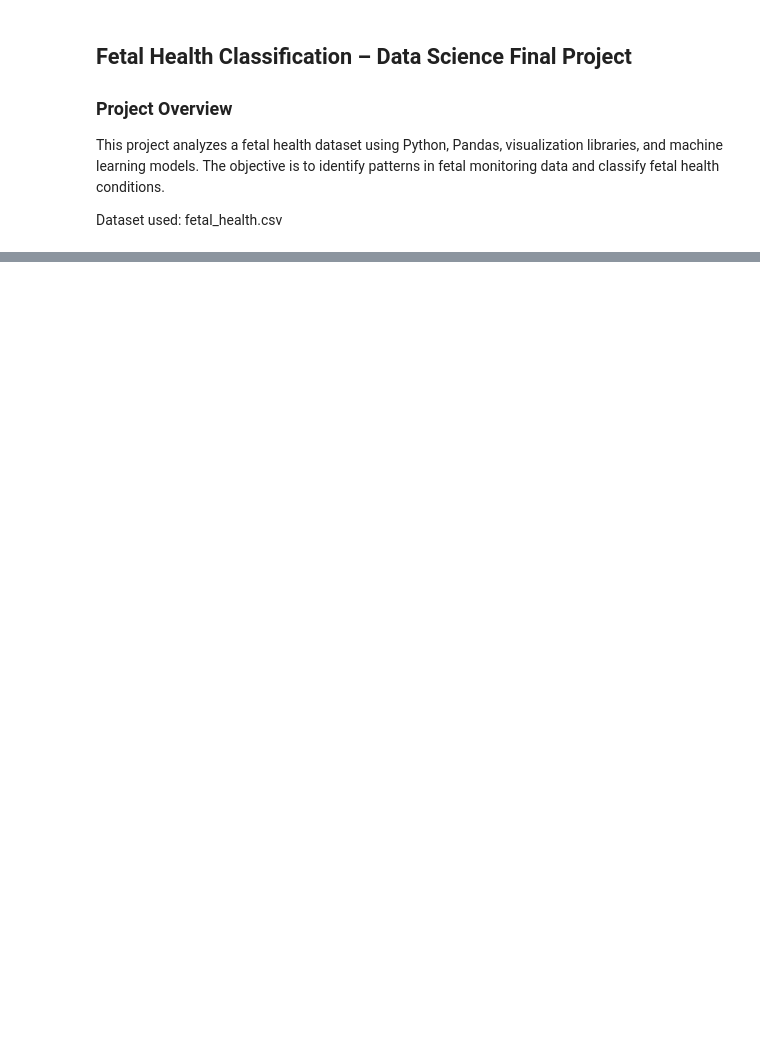
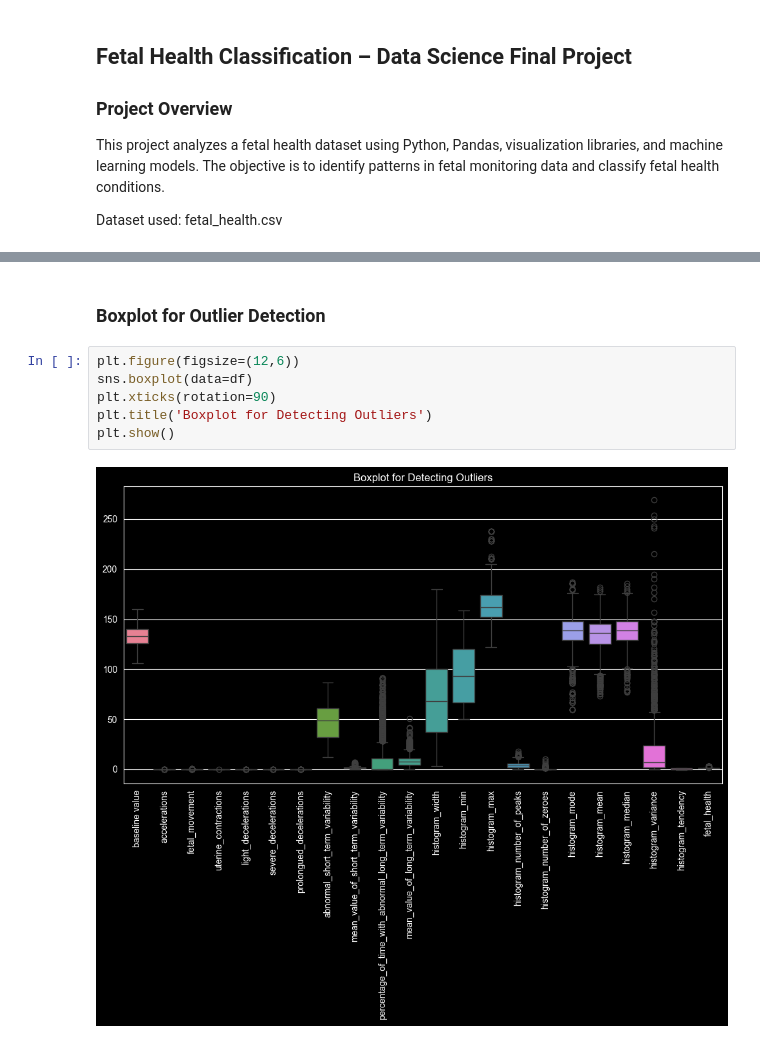
Before and after one commit to dinazejneli/fetal-health-project, a Jupyter notebook: fetal_health_analysis.ipynb, the cells around one changed output, grey strips where cells are left out. Drawn from its saved outputs; the diff is of its cells as text; blank space fills up the shorter version.

```diff
--- a/fetal_health_analysis.ipynb
+++ b/fetal_health_analysis.ipynb
@@ -31,0 +169,10 @@ ModuleNotFoundError: No module named 'seaborn'
+# %% [markdown]
+### Boxplot for Outlier Detection
+# %%
+plt.figure(figsize=(12,6))
+sns.boxplot(data=df)
+plt.xticks(rotation=90)
+plt.title('Boxplot for Detecting Outliers')
+plt.show()
+# %% [output]
+[figure, added]
```
Also changed, not shown: parts of 46 cells of this notebook, 1 other file.
